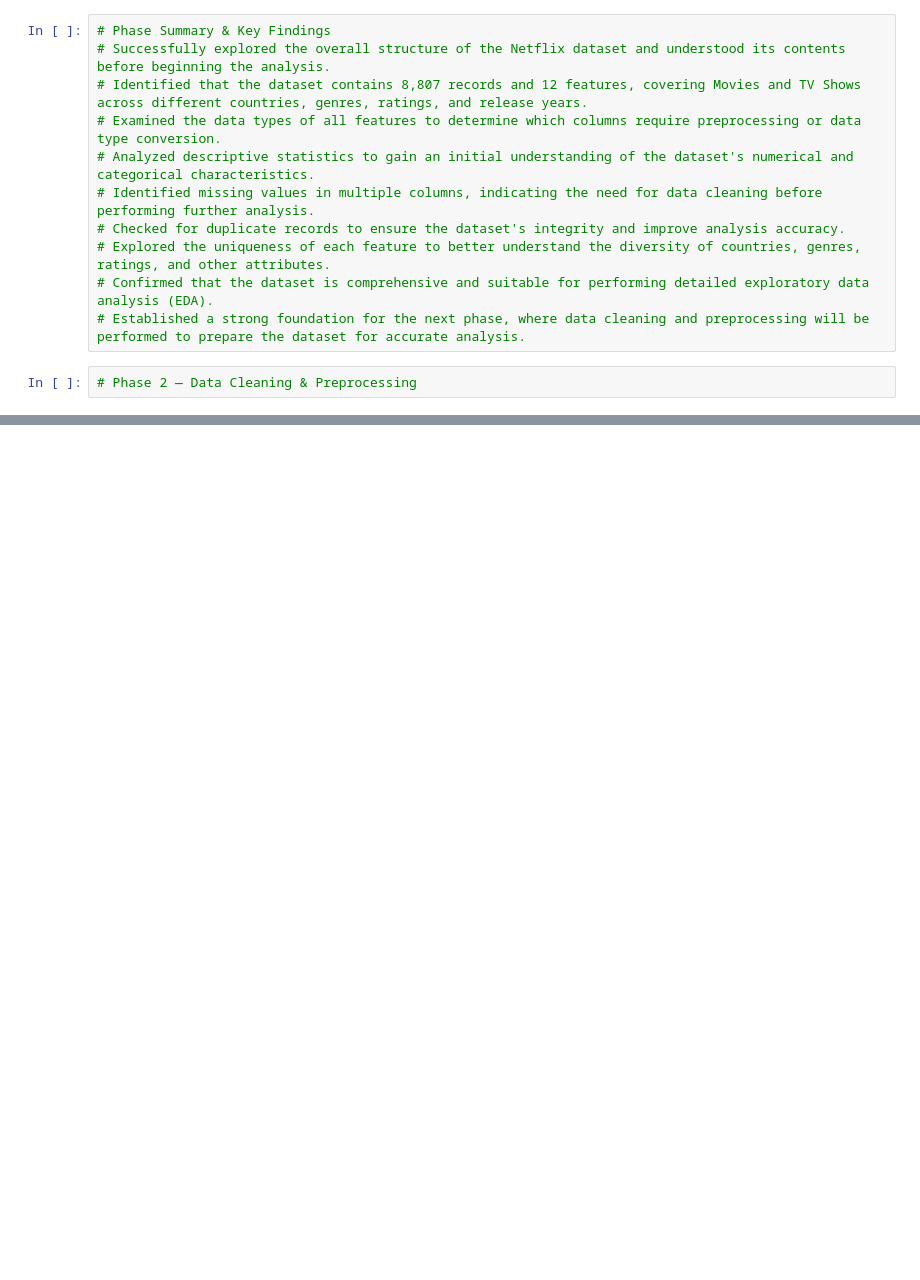
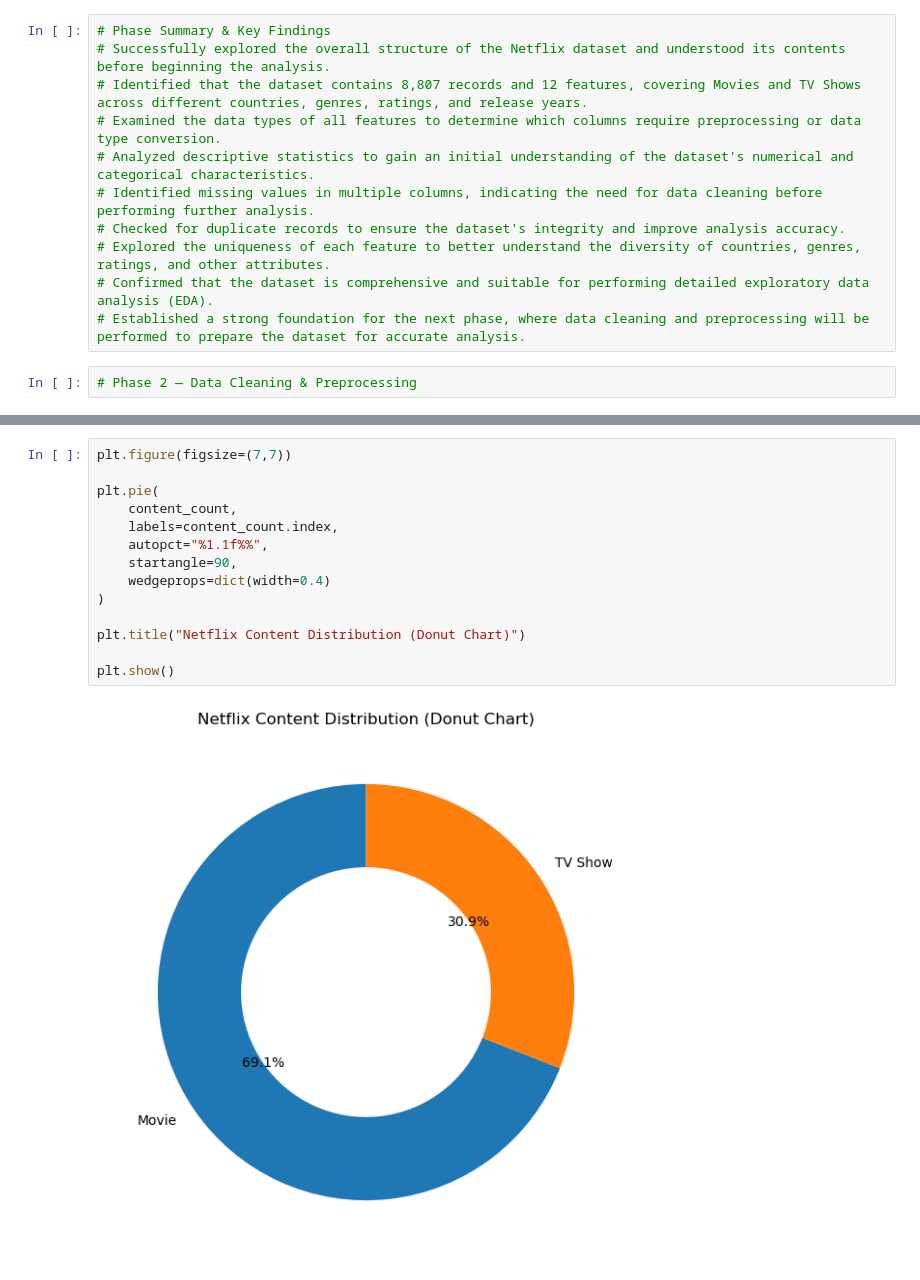
Before and after one commit to aryandhiman01/Netflix_Content_Intelligence, a Jupyter notebook: task.ipynb, the cells around one changed output, grey strips where cells are left out. Saved outputs shown, nothing was run; the diff lists cells and outputs as text; blank space fills up the shorter version.

```diff
--- a/task.ipynb
+++ b/task.ipynb
@@ -240,0 +559,16 @@ df.sample(5, random_state=42)
+# %%
+plt.figure(figsize=(7,7))
+
+plt.pie(
+    content_count,
+    labels=content_count.index,
+    autopct="%1.1f%%",
+    startangle=90,
+    wedgeprops=dict(width=0.4)
+)
+
+plt.title("Netflix Content Distribution (Donut Chart)")
+
+plt.show()
+# %% [output]
+[figure, added]
```
Also changed, not shown: parts of 136 cells of this notebook, 1 other file.
